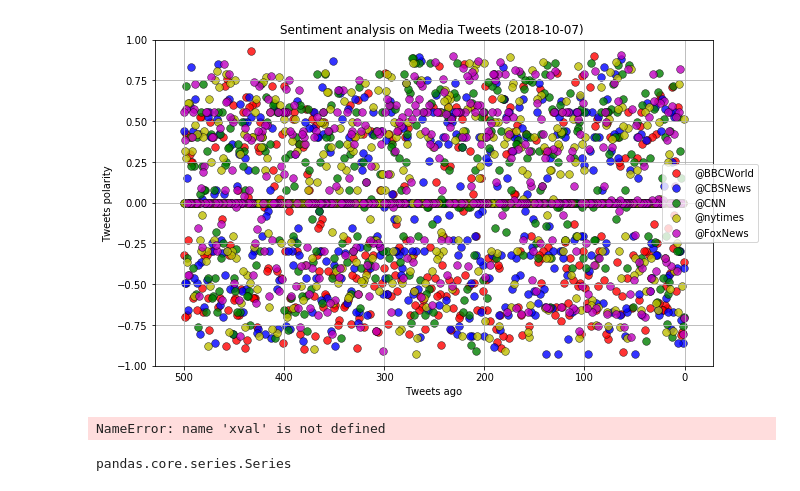
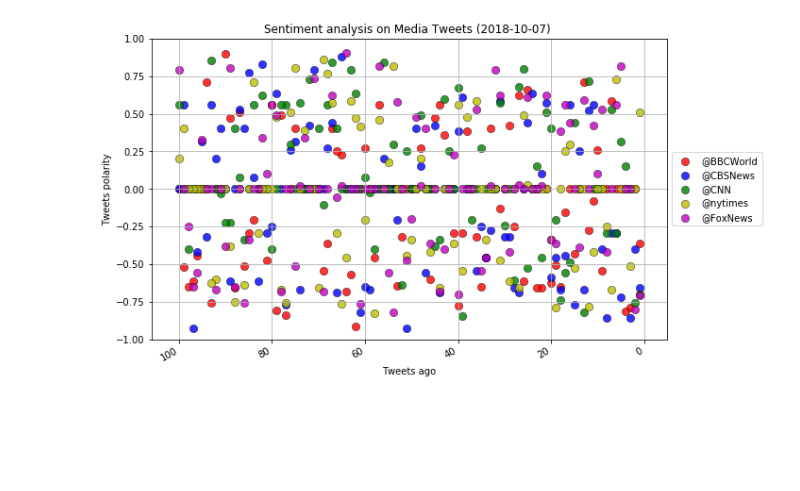
Before and after one commit to marieo31/SocialAPI_challenge, a Jupyter notebook: News_mood.ipynb, the cells around one changed output. Saved outputs shown, nothing was run; the diff lists cells and outputs as text; code cells hidden in the pictures; blank space fills up the shorter version.

Commit message:
Plot sentiment by date OK

```diff
--- a/News_mood.ipynb
+++ b/News_mood.ipynb
@@ -49,7 +51,7 @@ for user in target_users:
     counter = 1
 
     # Loop through tweet pages
-    for x in range(5):
+    for x in range(1):
 
         # Grab the tweets
         public_tweets = api.user_timeline(user,
@@ -102,5 +121,6 @@ df.head()
 # %%
-# Plot the results
+# Plot the results by the number of tweets ago
+#---------------------------------------------
 fig1_name = os.path.join("plots",'scatter_twt_sentiment.png')
 # today's date to append in the title
 now =datetime.now()
@@ -110,46 +130,35 @@ plt.figure(figsize=(10, 6),facecolor="w")
 
 plt.hold(True)
 
 color_list = ["r","b","g","y","m"]
 ii = 0
 for user in target_users:
     xval = df.loc[df['UserName'] == user]['Tweets ago']
     yval = df.loc[df['UserName'] == user]['Compound']
     plt.scatter(xval, yval,
                 color=color_list[ii],
                 alpha=0.8,
                 edgecolor='k',
                 linewidth=0.5,
-                s = 60,
+                s = 70,
                 label=user)
 
     ii += 1
 
 plt.xlabel('Tweets ago')
 plt.ylabel('Tweets polarity')
 plt.title(f"Sentiment analysis on Media Tweets ({str_now}) ")
 
 plt.legend()
 ax = plt.gca()
 ax.invert_xaxis()
-ax.legend(loc='center left', bbox_to_anchor=(0.9, 0.5))
+ax.legend(loc='center left', bbox_to_anchor=(1, 0.5))
 plt.grid()
 plt.ylim(-1,1)
-
+plt.tight_layout()
+plt.gcf().autofmt_xdate()
 plt.savefig(fig1_name)
 
 plt.show()
 # %% [output]
-[figure, old version]
+[figure, new version]
-# %%
-xval
-# %% [output]
-NameError: name 'xval' is not defined
-# %%
-# xval = df["UserName"==user]
-# yval = df["UserName"==user]['Compound']
-# df.loc[["UserName"=="@BBCWorld"]]
-
-type()
-# %% [output]
-pandas.core.series.Series
```
Also changed, not shown: parts of 8 cells of this notebook, 3 other files.
